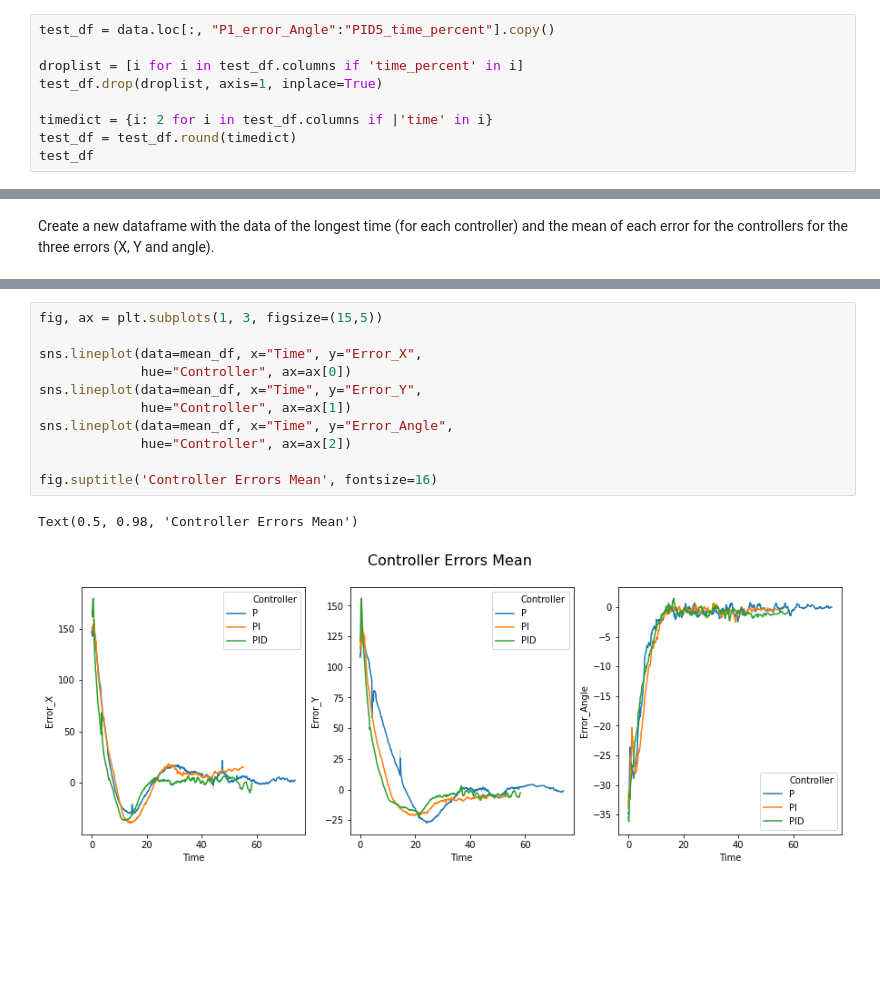
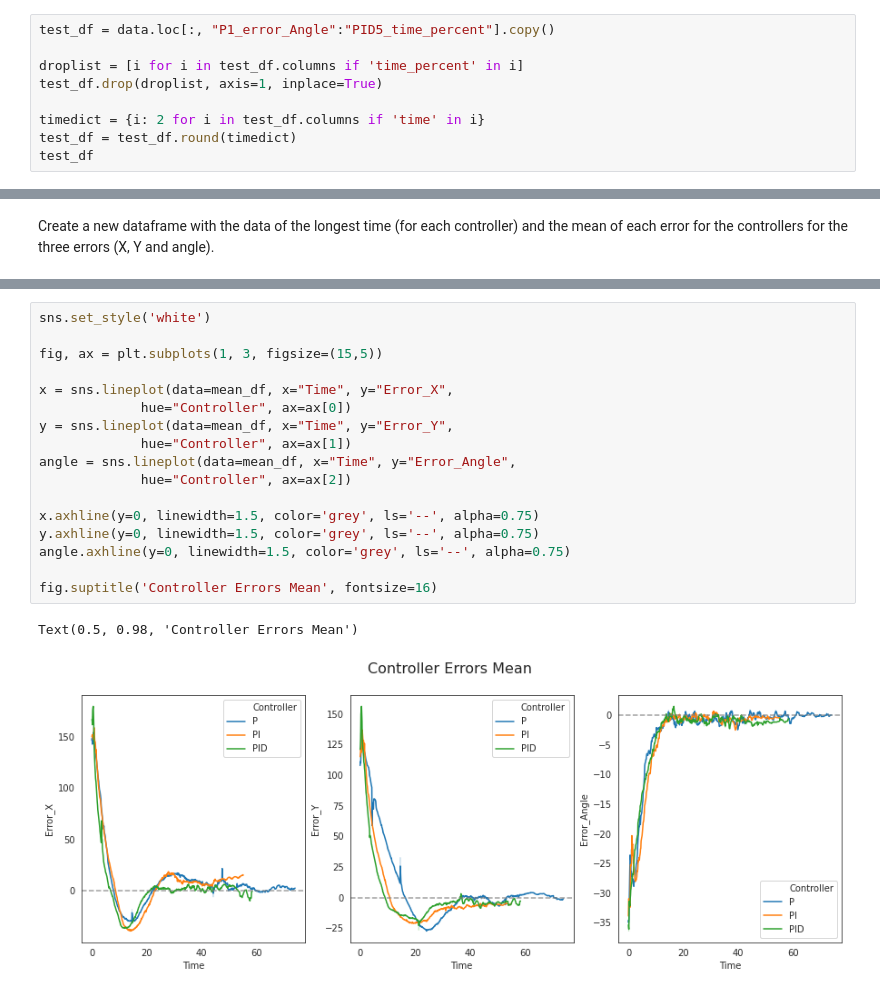
Before and after one commit to apinto25/autonomous_landing_data_analysis, a Jupyter notebook: controller_errors_analysis.ipynb, the cells around one changed output, grey strips where cells are left out. Saved outputs shown, nothing was run; the diff lists cells and outputs as text; blank space fills up the shorter version.

```diff
--- a/controller_errors_analysis.ipynb
+++ b/controller_errors_analysis.ipynb
@@ -281,7 +281,7 @@ test_df = data.loc[:, "P1_error_Angle":"PID5_time_percent"].copy()
 droplist = [i for i in test_df.columns if 'time_percent' in i]
 test_df.drop(droplist, axis=1, inplace=True)
 
-timedict = {i: 2 for i in test_df.columns if |'time' in i}
+timedict = {i: 2 for i in test_df.columns if 'time' in i}
 test_df = test_df.round(timedict)
 test_df
 # %% [output]
@@ -456,16 +453,22 @@ mean_df
 | 2151 | 58.41 | PID | -0.395996 | -2.862408 | -0.656582 |
 2152 rows × 5 columns
 # %%
+sns.set_style('white')
+
 fig, ax = plt.subplots(1, 3, figsize=(15,5))
 
-sns.lineplot(data=mean_df, x="Time", y="Error_X",
+x = sns.lineplot(data=mean_df, x="Time", y="Error_X",
              hue="Controller", ax=ax[0])
-sns.lineplot(data=mean_df, x="Time", y="Error_Y",
+y = sns.lineplot(data=mean_df, x="Time", y="Error_Y",
              hue="Controller", ax=ax[1])
-sns.lineplot(data=mean_df, x="Time", y="Error_Angle",
+angle = sns.lineplot(data=mean_df, x="Time", y="Error_Angle",
              hue="Controller", ax=ax[2])
 
+x.axhline(y=0, linewidth=1.5, color='grey', ls='--', alpha=0.75)
+y.axhline(y=0, linewidth=1.5, color='grey', ls='--', alpha=0.75)
+angle.axhline(y=0, linewidth=1.5, color='grey', ls='--', alpha=0.75)
+
 fig.suptitle('Controller Errors Mean', fontsize=16)
 # %% [output]
 Text(0.5, 0.98, 'Controller Errors Mean')
-[figure, old version]
+[figure, new version]
```
Also changed, not shown: parts of 4 cells of this notebook.
